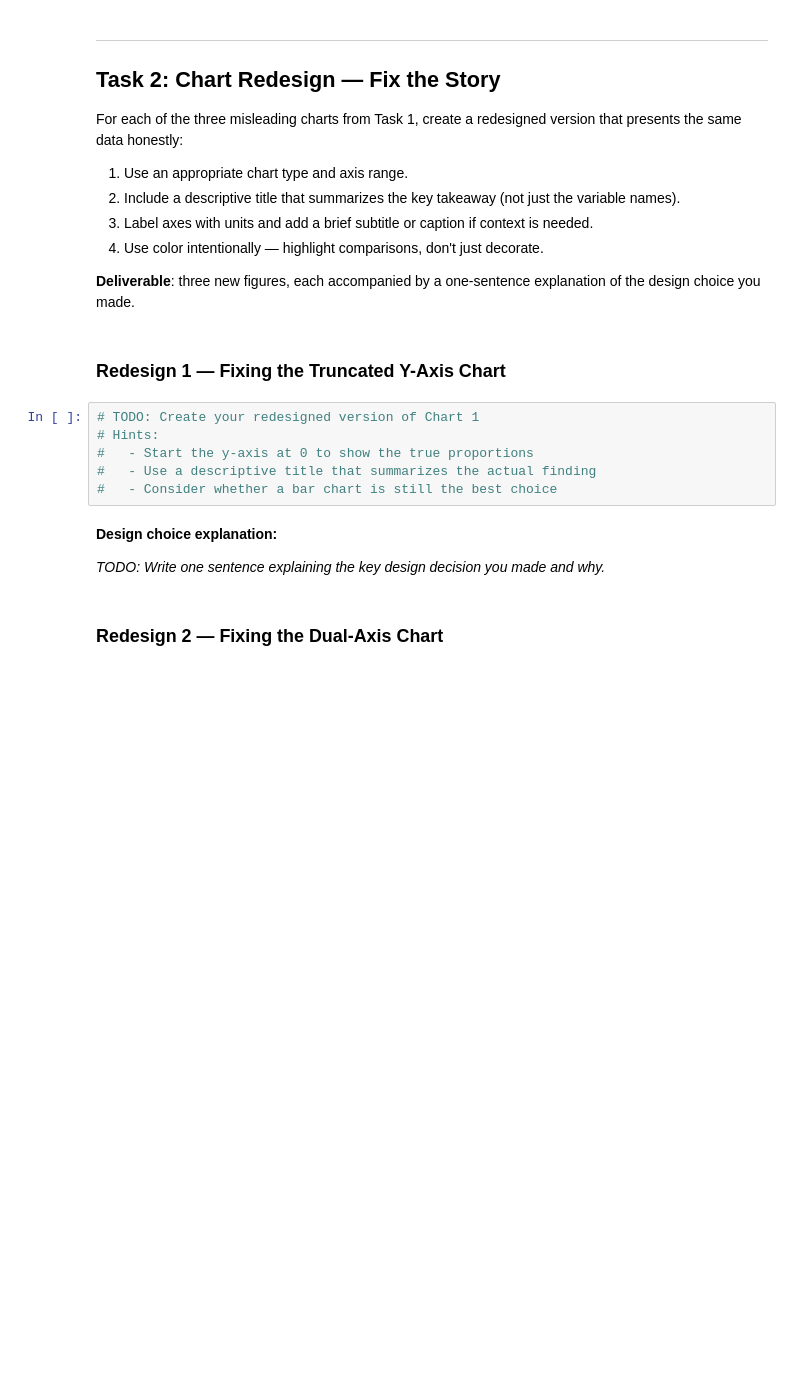
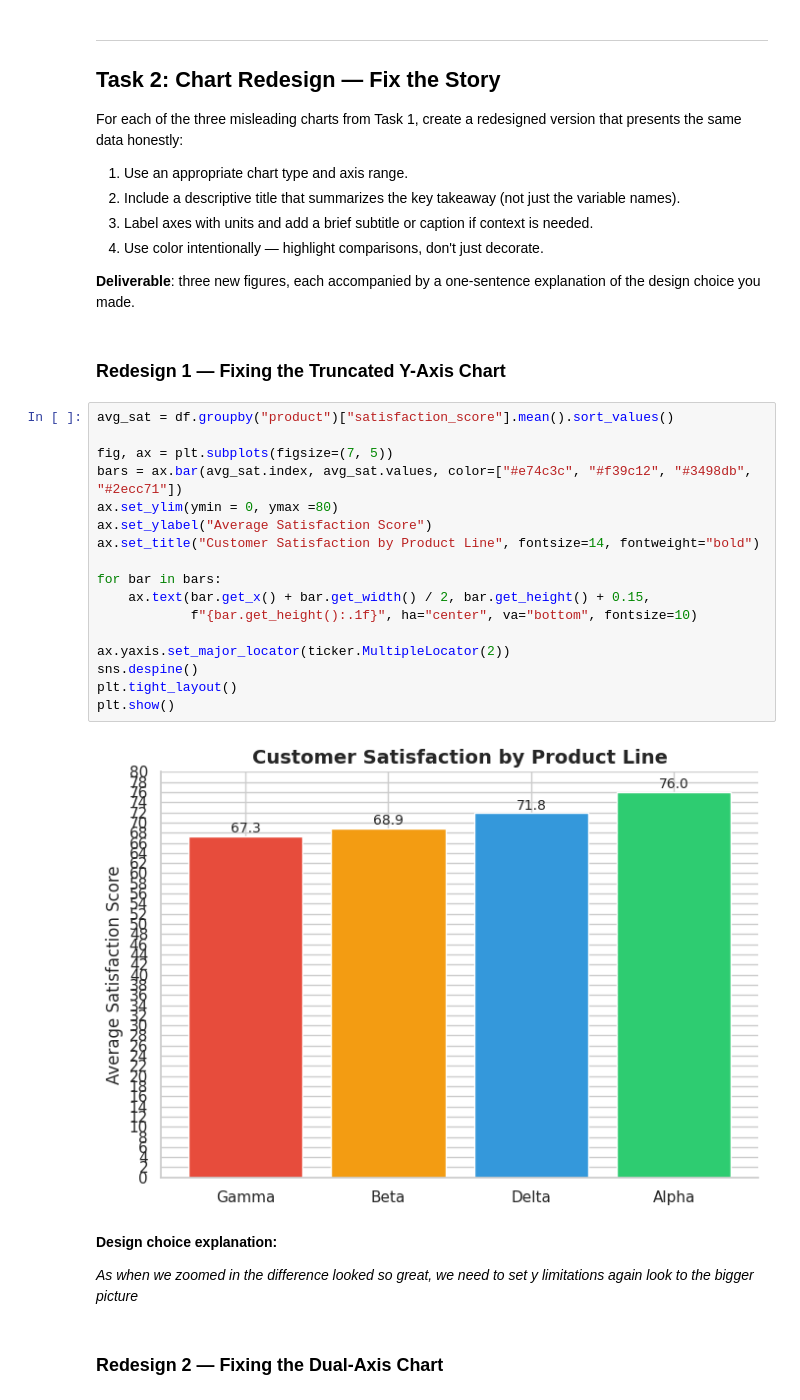
Before and after one commit to Manheim666/ironhack-ai-engineering, a Jupyter notebook: module-3/m3-11-lab-statistical-story-dashboard/m3-11-statistical-story-dashboard.ipynb, the cells around one changed output. Drawn from its saved outputs; the diff is of its cells as text; blank space fills up the shorter version.

```diff
--- a/module-3/m3-11-lab-statistical-story-dashboard/m3-11-statistical-story-dashboard.ipynb
+++ b/module-3/m3-11-lab-statistical-story-dashboard/m3-11-statistical-story-dashboard.ipynb
@@ -171,15 +211,28 @@ For each of the three misleading charts from Task 1, create a redesigned version
 # %% [markdown]
 ### Redesign 1 — Fixing the Truncated Y-Axis Chart
 # %%
-# TODO: Create your redesigned version of Chart 1
-# Hints:
-#   - Start the y-axis at 0 to show the true proportions
-#   - Use a descriptive title that summarizes the actual finding
-#   - Consider whether a bar chart is still the best choice
+avg_sat = df.groupby("product")["satisfaction_score"].mean().sort_values()
+
+fig, ax = plt.subplots(figsize=(7, 5))
+bars = ax.bar(avg_sat.index, avg_sat.values, color=["#e74c3c", "#f39c12", "#3498db", "#2ecc71"])
+ax.set_ylim(ymin = 0, ymax =80)
+ax.set_ylabel("Average Satisfaction Score")
+ax.set_title("Customer Satisfaction by Product Line", fontsize=14, fontweight="bold")
+
+for bar in bars:
+    ax.text(bar.get_x() + bar.get_width() / 2, bar.get_height() + 0.15,
+            f"{bar.get_height():.1f}", ha="center", va="bottom", fontsize=10)
+
+ax.yaxis.set_major_locator(ticker.MultipleLocator(2))
+sns.despine()
+plt.tight_layout()
+plt.show()
+# %% [output]
+[figure, added]
 # %% [markdown]
 **Design choice explanation:**
 
-*TODO: Write one sentence explaining the key design decision you made and why.*
+*As when we zoomed in the difference looked so great, we need to set y limitations again look to the bigger picture*
 # %% [markdown]
 ### Redesign 2 — Fixing the Dual-Axis Chart
 # %%
```
Also changed, not shown: parts of 14 cells of this notebook.
